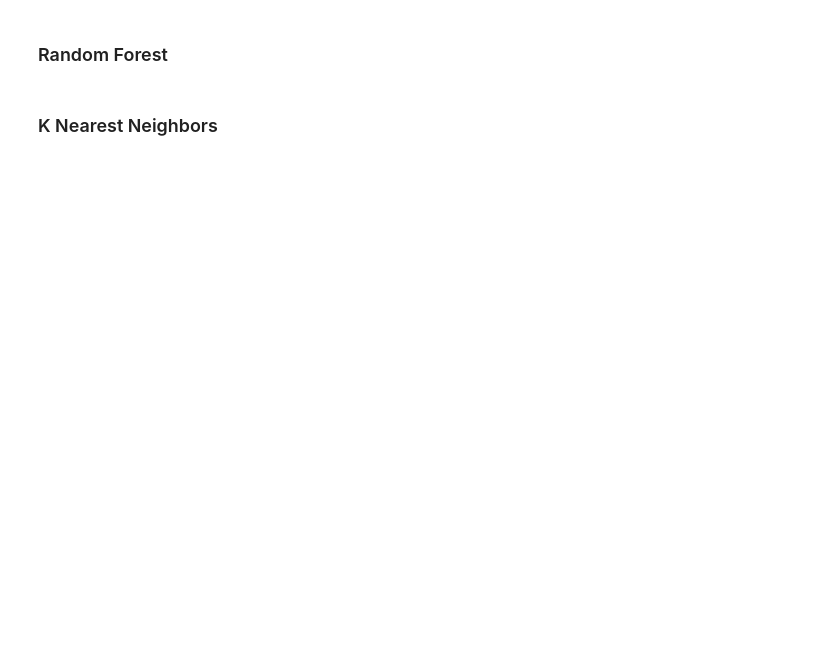
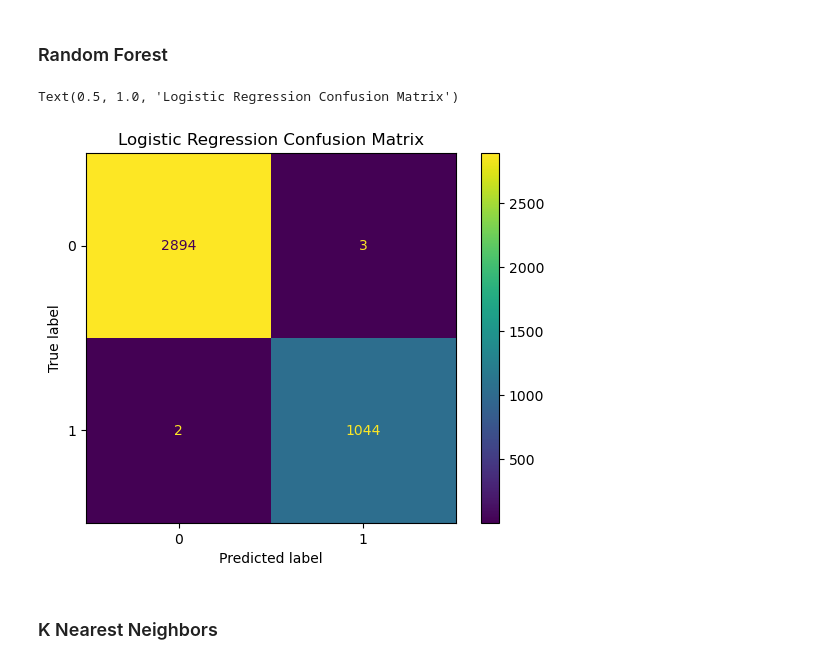
Before and after one commit to Garrett-Arnett/Classification_Project, a Jupyter notebook: project_final.ipynb, the cells around one changed output. Saved outputs shown, nothing was run; the diff lists cells and outputs as text; code cells hidden in the pictures; blank space fills up the shorter version.

```diff
--- a/project_final.ipynb
+++ b/project_final.ipynb
@@ -411,5 +358,11 @@ forest_train_accuracy = forest.score(X_train, y_train)
 rforest = RandomForestClassifier().fit(X_train, y_train)
 r_forest_train_accuracy = rforest.score(X_train, y_train)
+# %%
+plot_confusion_matrix(rforest, X_train, y_train)
+plt.title("Logistic Regression Confusion Matrix")
+# %% [output]
+Text(0.5, 1.0, 'Logistic Regression Confusion Matrix')
+[figure, added]
 # %% [markdown]
 ### K Nearest Neighbors
 # %%
```
Also changed, not shown: parts of 85 cells of this notebook.
